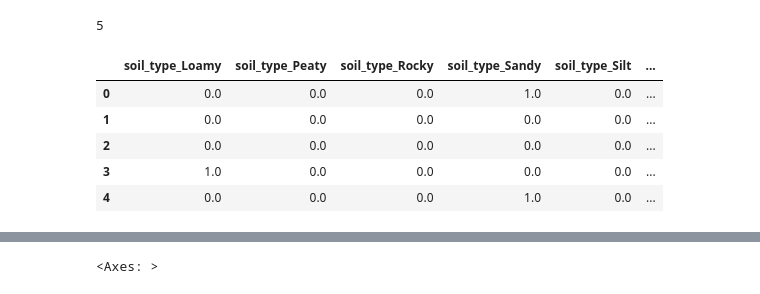
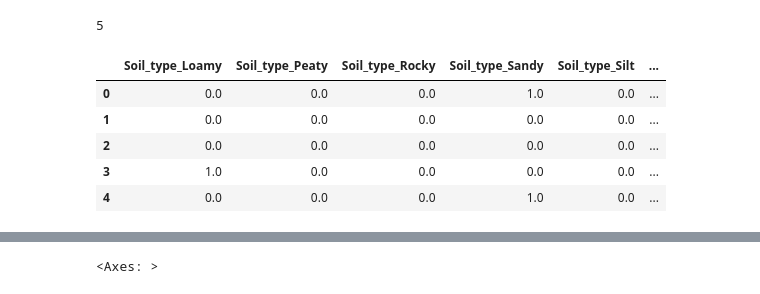
Before and after one commit to Tracylove122/Crop-predictions, a Jupyter notebook: App/Data_cleaning.ipynb, the cells around one changed output, grey strips where cells are left out. Saved outputs shown, nothing was run; the diff lists cells and outputs as text; code cells hidden in the pictures.

```diff
--- a/App/Data_cleaning.ipynb
+++ b/App/Data_cleaning.ipynb
@@ -226,9 +236,9 @@ plt.show()
 # %%
-df['growing_conditions'] = (df['rainfall'] +  df['soil_fertility'])
+df['growing_conditions'] = (df['Rainfall'] +  df['Soil_fertility'])
 # %%
-df["yield_efficiency"] = (df["annual_yield"] / df["standard_yield"])
+df["yield_efficiency"] = (df["Annual_yield"] / df["Standard_yield"])
 # %%
-df["Soil_nature"]=(df["soil_fertility"] * df["ph"])
+df["Soil_nature"]=(df["Soil_fertility"] * df["pH"])
 # %%
 numeric_df = df.select_dtypes(include=np.number)
 correlation_matrix = numeric_df.corr()
@@ -303,10 +313,10 @@ df.head()
 # %%
 encoder = OneHotEncoder()
 
-# Fit and transform the data, converting the result to a dense array
-encoded_value = encoder.fit_transform(df[['soil_type','crop_type','location']]).toarray()
 
-# Display the encoded values
+encoded_value = encoder.fit_transform(df[['Soil_type','Crop_type','Location']]).toarray()
+
+
 encoded_value
 
 with open("encoded_soil_type_crop_type_location.pkl", "wb") as f:
@@ -324,10 +334,10 @@ df["location"].nunique()
 # %% [output]
 5
 # %%
-df_encoded = pd.DataFrame(encoded_value, columns=encoder.get_feature_names_out(['soil_type','crop_type','location']))
+df_encoded = pd.DataFrame(encoded_value, columns=encoder.get_feature_names_out(['Soil_type','Crop_type','Location']))
 df_encoded.head()
 # %% [output]
-|  | soil_type_Loamy | soil_type_Peaty | soil_type_Rocky | soil_type_Sandy | soil_type_Silt | ... |
+|  | Soil_type_Loamy | Soil_type_Peaty | Soil_type_Rocky | Soil_type_Sandy | Soil_type_Silt | ... |
 | 0 | 0.0 | 0.0 | 0.0 | 1.0 | 0.0 | ... |
 | 1 | 0.0 | 0.0 | 0.0 | 0.0 | 0.0 | ... |
 | 2 | 0.0 | 0.0 | 0.0 | 0.0 | 0.0 | ... |
```
Also changed, not shown: parts of 23 cells of this notebook, 9 other files.
